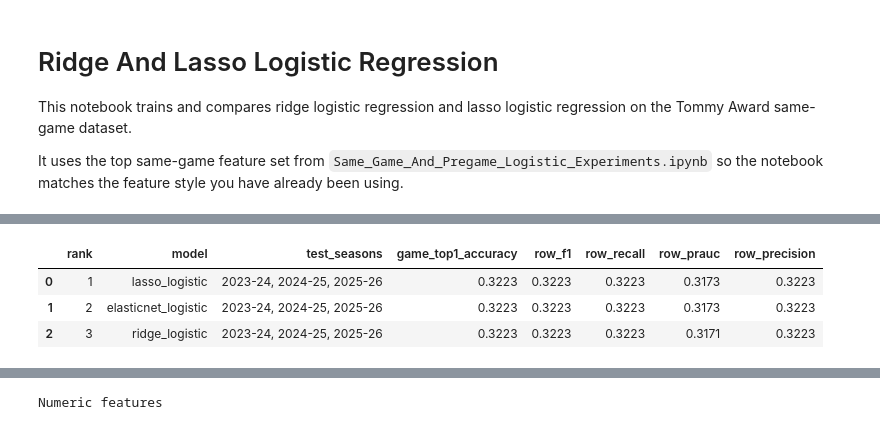
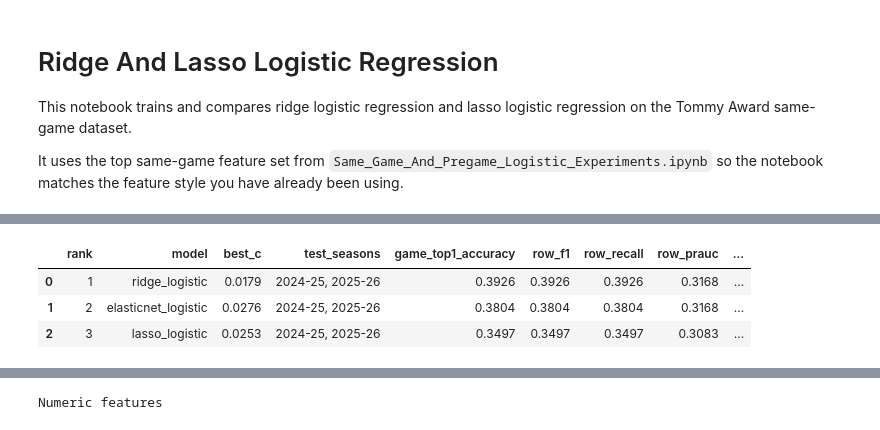
Before and after one commit to Tttaussig33/tommy-award-analysis, a Jupyter notebook: Ridge_Lasso_Logistic_Regression.ipynb, the cells around one changed output, grey strips where cells are left out. Saved outputs shown, nothing was run; the diff lists cells and outputs as text; code cells hidden in the pictures.

Commit message:
Run ridge, lasso, elasticnet logistic regression with optuna

```diff
--- a/Ridge_Lasso_Logistic_Regression.ipynb
+++ b/Ridge_Lasso_Logistic_Regression.ipynb
@@ -8,6 +8,8 @@ It uses the top same-game feature set from `Same_Game_And_Pregame_Logistic_Exper
 # Import the libraries used for loading data, preprocessing,
 # model training, evaluation, and coefficient inspection.
 import warnings
+import numpy as np
+import optuna
 import pandas as pd
 from IPython.display import display
 from sklearn.compose import ColumnTransformer
@@ -19,14 +21,18 @@ from sklearn.preprocessing import StandardScaler
 
 warnings.filterwarnings("ignore", message=".*penalty.*deprecated.*", category=FutureWarning)
 warnings.filterwarnings("ignore", message=".*penalty=l1.*", category=UserWarning)
+optuna.logging.set_verbosity(optuna.logging.WARNING)
 
 # Basic configuration shared across the notebook.
 INPUT_PATH = "Tommy_Award_Player_Game_Table_hustle.csv"
 RANDOM_STATE = 42
 MIN_TRAIN_SEASONS = 3
-TEST_SEASONS = ["2023-24", "2024-25", "2025-26"]
+TEST_SEASONS = ["2024-25", "2025-26"]
 PRED_THRESHOLD = 0.5
 ELASTICNET_L1_RATIO = 0.5
+OPTUNA_TRIALS = 40
+OPTUNA_C_LOW = 1e-3
+OPTUNA_C_HIGH = 1e2
 # %%
 # Load the dataset, recreate any missing derived same-game features,
 # and define the shared feature list from Same_Game_And_Pregame_Logistic_Experiments.ipynb.
@@ -403,32 +456,50 @@ pass
 # %%
-# Train each model on non-test seasons and evaluate on the selected test seasons.
+# Tune C with Optuna per model, then train on non-test seasons and evaluate on selected test seasons.
 latest_rows = []
 trained_models = {}
 latest_scored_outputs = {}
+best_c_by_model = {}
 
 test_season_label = ", ".join(selected_test_seasons)
 
 for model_name in model_names:
+    best_c = tune_best_c(
+        model_name,
+        train_df,
+        numeric_cols,
+        categorical_cols,
+        n_trials=OPTUNA_TRIALS,
+    )
+    best_c_by_model[model_name] = best_c
+
     model, scored_df, metrics = fit_and_score_model(
         model_name,
         train_df,
         latest_test_df,
         numeric_cols,
         categorical_cols,
+        c_value=best_c,
     )
     trained_models[model_name] = model
     latest_scored_outputs[model_name] = scored_df
-    latest_rows.append({"model": model_name, "test_seasons": test_season_label, **metrics})
+    latest_rows.append(
+        {
+            "model": model_name,
+            "best_c": best_c,
+            "test_seasons": test_season_label,
+            **metrics,
+        }
+    )
 
 latest_results_df = pd.DataFrame(latest_rows)
 latest_ranked_df = rank_results(latest_results_df)
 
 display(latest_ranked_df.round(4))
 # %% [output]
-|  | rank | model | test_seasons | game_top1_accuracy | row_f1 | row_recall | row_prauc | row_precision |
-| 0 | 1 | lasso_logistic | 2023-24, 2024-25, 2025-26 | 0.3223 | 0.3223 | 0.3223 | 0.3173 | 0.3223 |
-| 1 | 2 | elasticnet_logistic | 2023-24, 2024-25, 2025-26 | 0.3223 | 0.3223 | 0.3223 | 0.3173 | 0.3223 |
-| 2 | 3 | ridge_logistic | 2023-24, 2024-25, 2025-26 | 0.3223 | 0.3223 | 0.3223 | 0.3171 | 0.3223 |
+|  | rank | model | best_c | test_seasons | game_top1_accuracy | row_f1 | row_recall | row_prauc | ... |
+| 0 | 1 | ridge_logistic | 0.0179 | 2024-25, 2025-26 | 0.3926 | 0.3926 | 0.3926 | 0.3168 | ... |
+| 1 | 2 | elasticnet_logistic | 0.0276 | 2024-25, 2025-26 | 0.3804 | 0.3804 | 0.3804 | 0.3168 | ... |
+| 2 | 3 | lasso_logistic | 0.0253 | 2024-25, 2025-26 | 0.3497 | 0.3497 | 0.3497 | 0.3083 | ... |
 # %%
 # Inspect the largest coefficients from each trained model.
 # Ridge keeps all coefficients, while lasso may push some exactly to zero.
```
Also changed, not shown: parts of 7 cells of this notebook.
